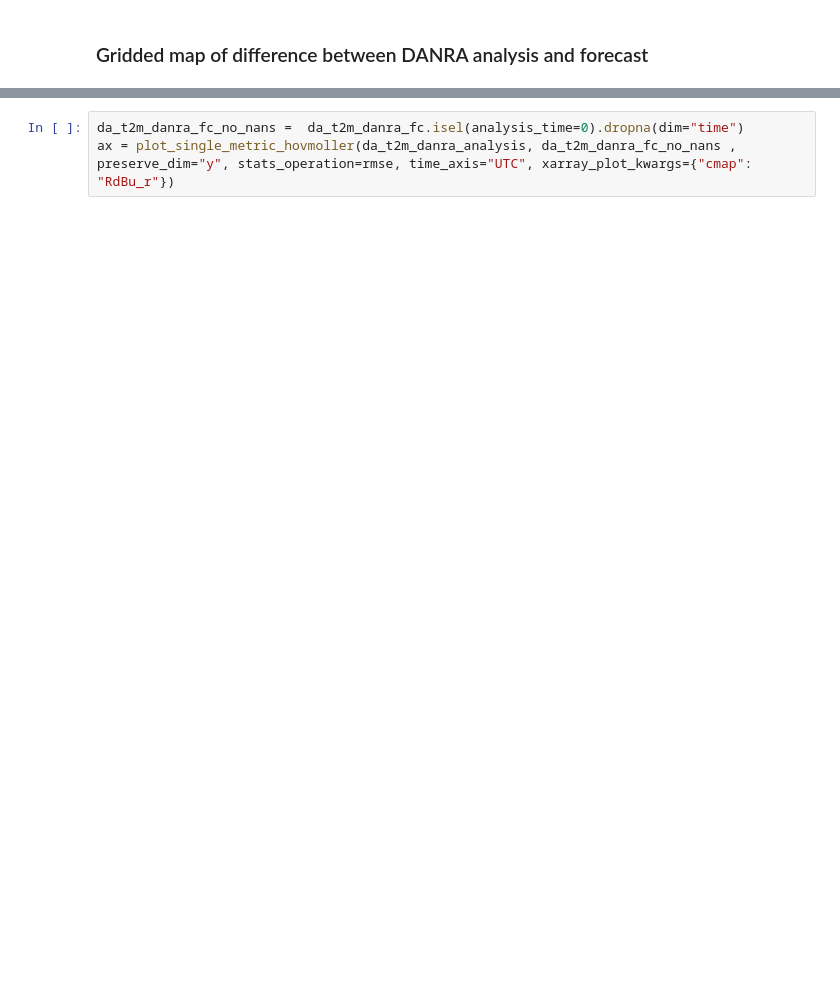
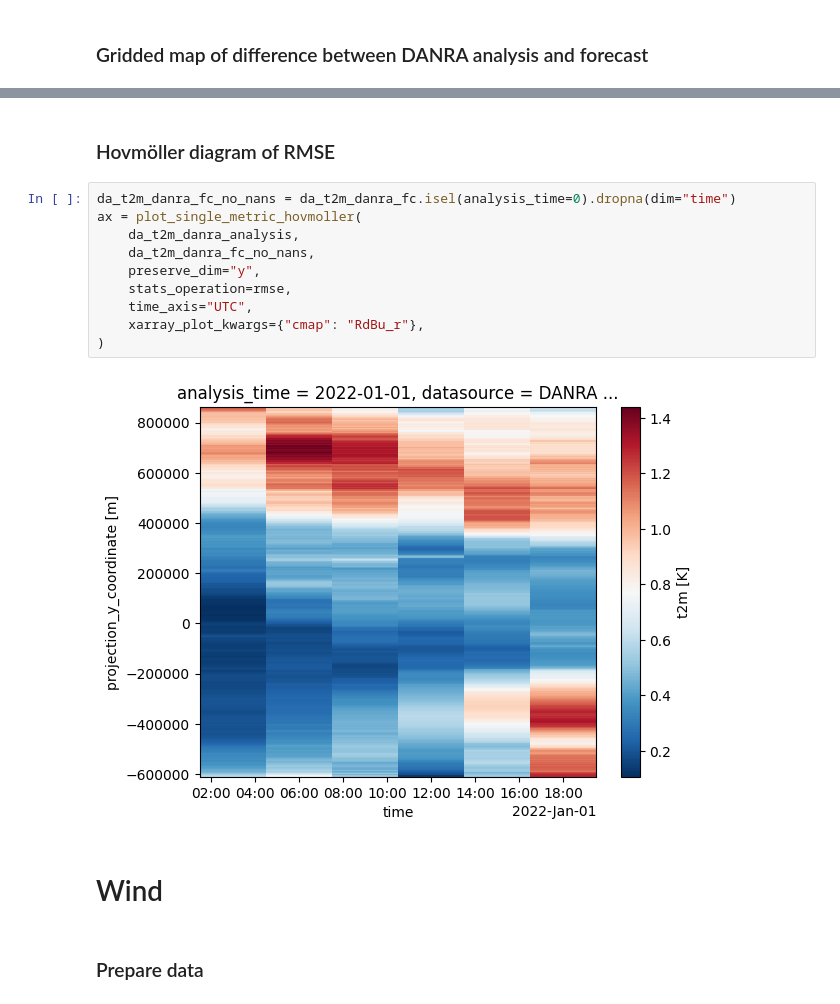
Before and after one commit to mllam/mllam-verification, a Jupyter notebook: notebooks/danra_example_usage.ipynb, the cells around one changed output, grey strips where cells are left out. Saved outputs shown, nothing was run; the diff lists cells and outputs as text; blank space fills up the shorter version.

```diff
--- a/notebooks/danra_example_usage.ipynb
+++ b/notebooks/danra_example_usage.ipynb
@@ -100,3 +218,18 @@ ax.set_title("Difference between DANRA forecast and analysis\n at {}".format(tim
+# %% [markdown]
+### Hovmöller diagram of RMSE
 # %%
-da_t2m_danra_fc_no_nans =  da_t2m_danra_fc.isel(analysis_time=0).dropna(dim="time")
-ax = plot_single_metric_hovmoller(da_t2m_danra_analysis, da_t2m_danra_fc_no_nans , preserve_dim="y", stats_operation=rmse, time_axis="UTC", xarray_plot_kwargs={"cmap": "RdBu_r"})
+da_t2m_danra_fc_no_nans = da_t2m_danra_fc.isel(analysis_time=0).dropna(dim="time")
+ax = plot_single_metric_hovmoller(
+    da_t2m_danra_analysis,
+    da_t2m_danra_fc_no_nans,
+    preserve_dim="y",
+    stats_operation=rmse,
+    time_axis="UTC",
+    xarray_plot_kwargs={"cmap": "RdBu_r"},
+)
+# %% [output]
+[figure, added]
+# %% [markdown]
+# Wind
+# %% [markdown]
+### Prepare data
```
Also changed, not shown: parts of 19 cells of this notebook, 2 other files.
